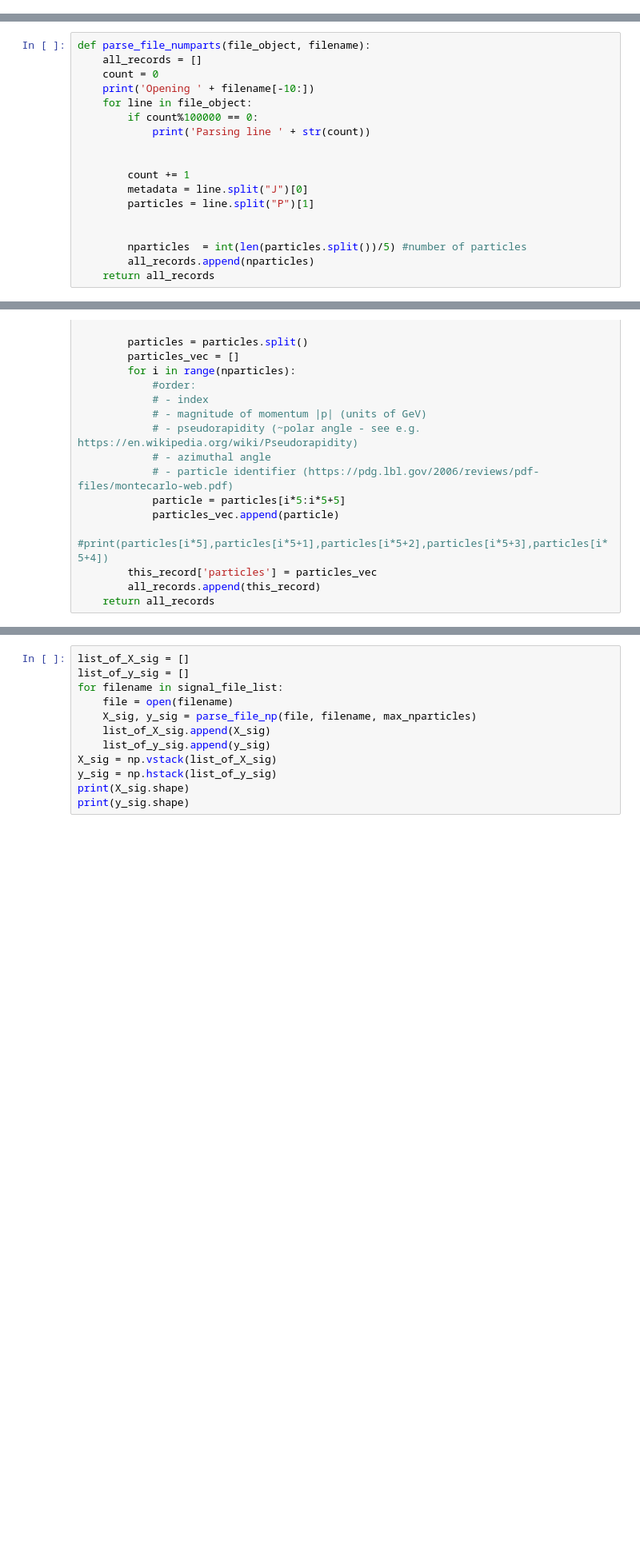
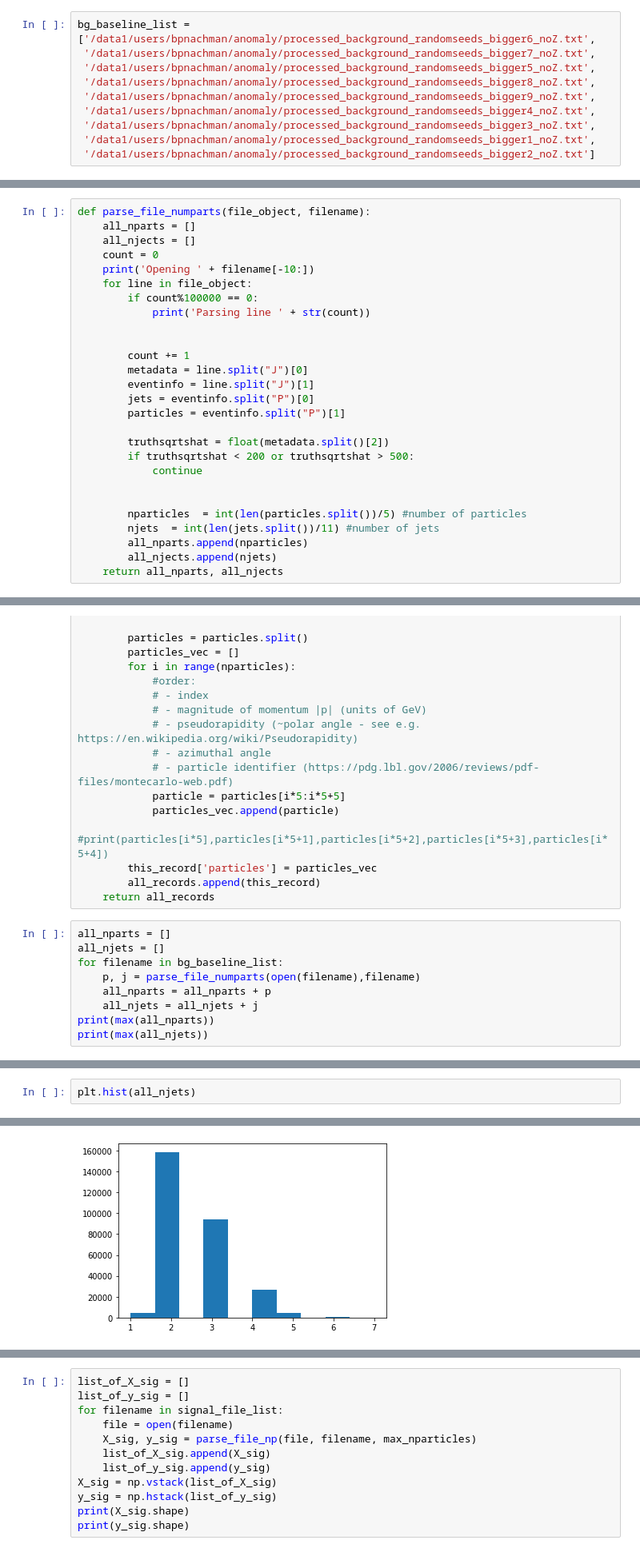
Before and after one commit to bnachman/ILCAnomalies, a Jupyter notebook: DataParser.ipynb, the cells around one changed output, grey strips where cells are left out. Shown: that part at 80% size. Saved outputs shown, nothing was run; the diff lists cells and outputs as text; blank space fills up the shorter version.

Commit message:
particle level jerry

```diff
--- a/DataParser.ipynb
+++ b/DataParser.ipynb
@@ -56,0 +28,10 @@ signal_file_list
+# %%
+bg_baseline_list = ['/data1/users/bpnachman/anomaly/processed_background_randomseeds_bigger6_noZ.txt',
+ '/data1/users/bpnachman/anomaly/processed_background_randomseeds_bigger7_noZ.txt',
+ '/data1/users/bpnachman/anomaly/processed_background_randomseeds_bigger5_noZ.txt',
+ '/data1/users/bpnachman/anomaly/processed_background_randomseeds_bigger8_noZ.txt',
+ '/data1/users/bpnachman/anomaly/processed_background_randomseeds_bigger9_noZ.txt',
+ '/data1/users/bpnachman/anomaly/processed_background_randomseeds_bigger4_noZ.txt',
+ '/data1/users/bpnachman/anomaly/processed_background_randomseeds_bigger3_noZ.txt',
+ '/data1/users/bpnachman/anomaly/processed_background_randomseeds_bigger1_noZ.txt',
+ '/data1/users/bpnachman/anomaly/processed_background_randomseeds_bigger2_noZ.txt']
@@ -57,6 +49,7 @@ signal_file_list
 # %%
 def parse_file_numparts(file_object, filename):
-    all_records = []
+    all_nparts = []
+    all_njects = []
     count = 0
     print('Opening ' + filename[-10:])
     for line in file_object:
@@ -66,9 +59,17 @@ def parse_file_numparts(file_object, filename):
 
         count += 1
         metadata = line.split("J")[0]
-        particles = line.split("P")[1]
+        eventinfo = line.split("J")[1]
+        jets = eventinfo.split("P")[0]
+        particles = eventinfo.split("P")[1]
+
+        truthsqrtshat = float(metadata.split()[2])
+        if truthsqrtshat < 200 or truthsqrtshat > 500:
+            continue
 
 
         nparticles  = int(len(particles.split())/5) #number of particles
-        all_records.append(nparticles)
-    return all_records
+        njets  = int(len(jets.split())/11) #number of jets
+        all_nparts.append(nparticles)
+        all_njects.append(njets)
+    return all_nparts, all_njects
@@ -155,3 +241,12 @@ def parse_file_simple(file_object, filename):
         this_record['particles'] = particles_vec
         all_records.append(this_record)
     return all_records
+# %%
+all_nparts = []
+all_njets = []
+for filename in bg_baseline_list:
+    p, j = parse_file_numparts(open(filename),filename)
+    all_nparts = all_nparts + p
+    all_njets = all_njets + j
+print(max(all_nparts))
+print(max(all_njets))
@@ -157,0 +275,3 @@ def parse_file_simple(file_object, filename):
+# %%
+plt.hist(all_njets)
+# %% [output]
@@ -158,2 +282,3 @@ def parse_file_simple(file_object, filename):
+[figure, added]
 # %%
 max_nparticles = 282
```
Also changed, not shown: parts of 41 cells of this notebook, 3 other files.
